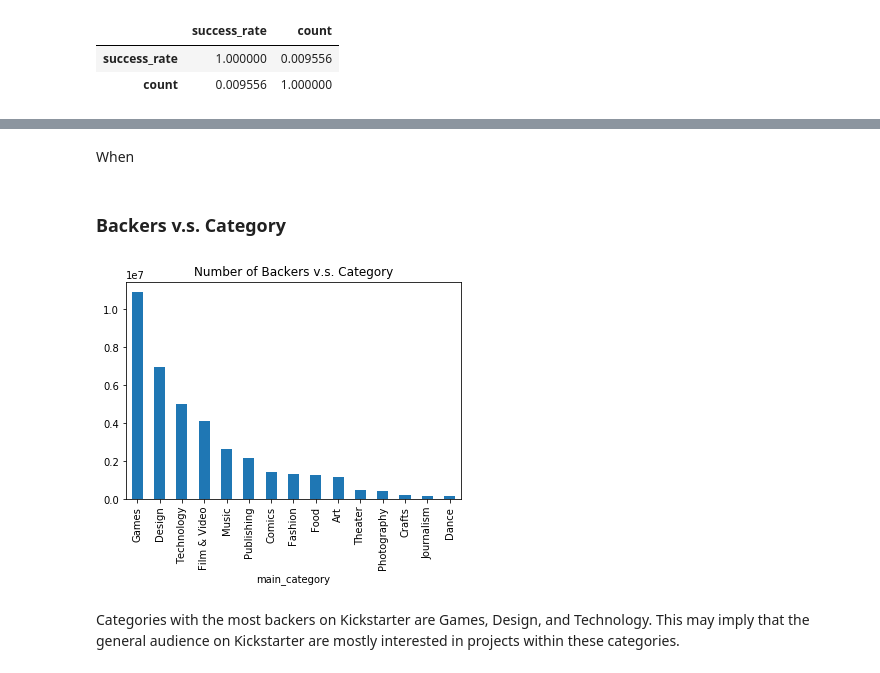
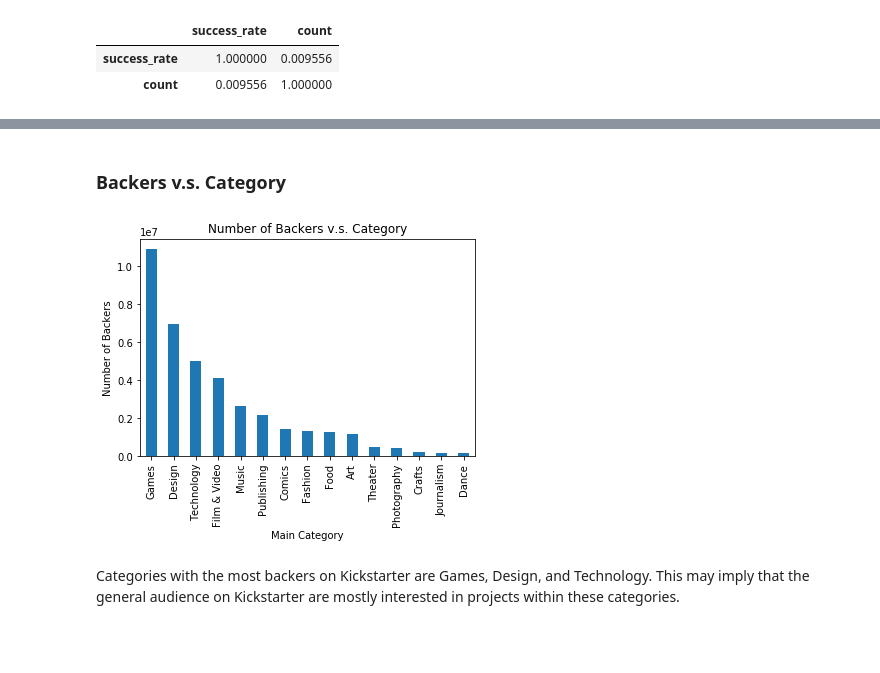
Before and after one commit to qjyap/STAT131-HALLO, a Jupyter notebook: Stats 131 Final Report-Copy1.ipynb, the cells around one changed output, grey strips where cells are left out. Drawn from its saved outputs; the diff is of its cells as text; code cells hidden in the pictures; blank space fills up the shorter version.

```diff
--- a/Stats 131 Final Report-Copy1.ipynb
+++ b/Stats 131 Final Report-Copy1.ipynb
@@ -352,14 +336,14 @@ plt.show()
-# %% [markdown]
-When
 # %% [markdown]
 ### Backers v.s. Category
 # %%
 pledged = kickstarter_cleaned.groupby(['main_category']).backers.sum().sort_values(ascending=False)
 pledged.plot(kind="bar")
 plt.title("Number of Backers v.s. Category")
+plt.ylabel('Number of Backers')
+plt.xlabel('Main Category')
 plt.show()
 # %% [output]
-[figure, old version]
+[figure, new version]
 # %% [markdown]
 Categories with the most backers on Kickstarter are Games, Design, and Technology. This may imply that the general audience on Kickstarter are mostly interested in projects within these categories.
 # %% [markdown]
```
Also changed, not shown: parts of 42 cells of this notebook.
